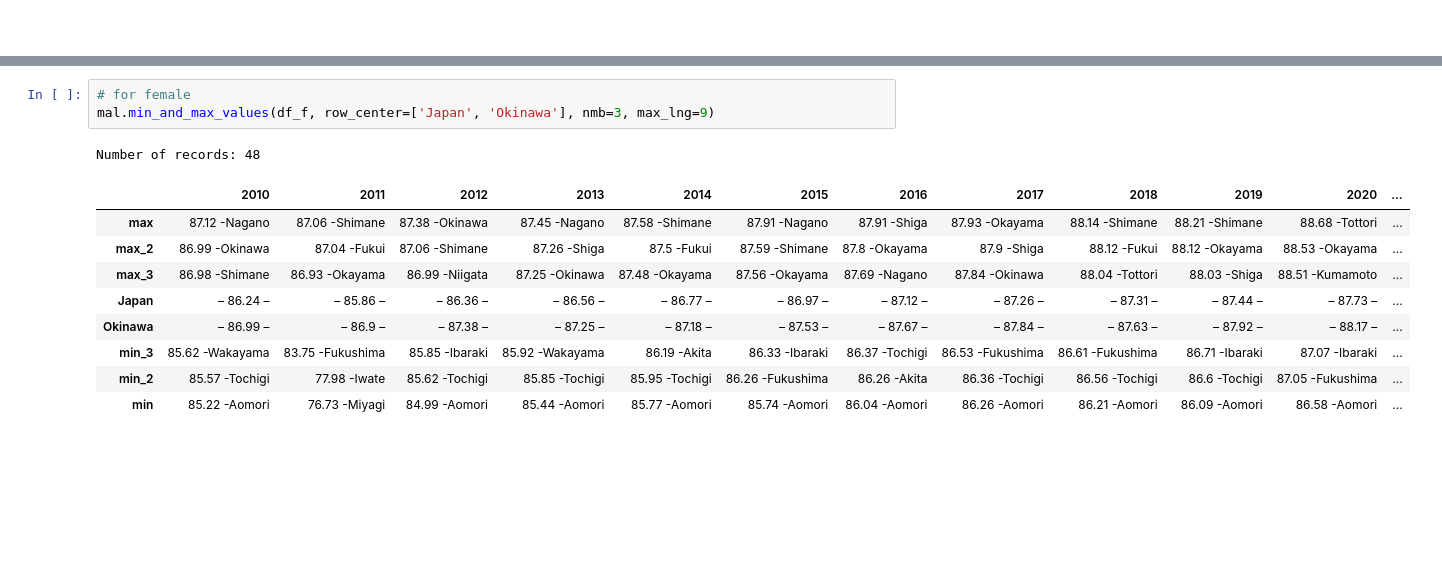
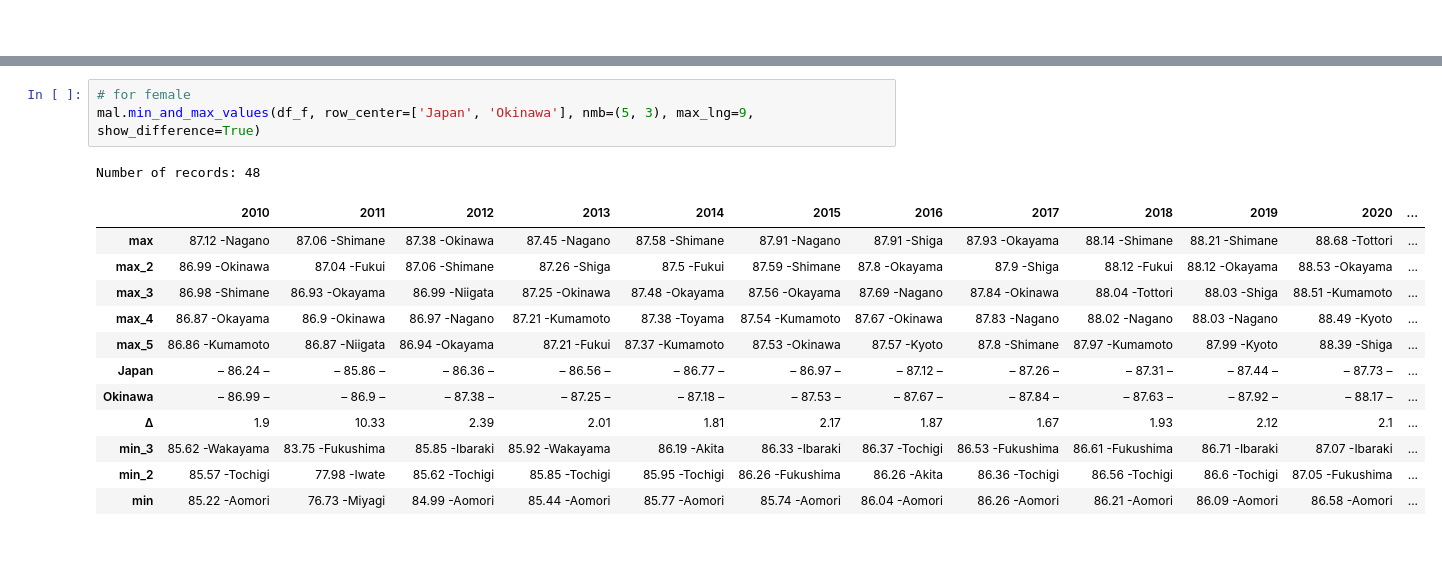
Before and after one commit to Lady3mlnm/Mini-programs-for-calculation-of-life-expectancy-in-countries, a Jupyter notebook: regions_Japan_(LE_tables)/Japan_table_history.ipynb, the cells around one changed output, grey strips where cells are left out. Cells and saved outputs as stored; diff of their text form; blank space fills up the shorter version.

```diff
--- a/regions_Japan_(LE_tables)/Japan_table_history.ipynb
+++ b/regions_Japan_(LE_tables)/Japan_table_history.ipynb
@@ -114,15 +120,18 @@ Number of records: 48
 | min | 77.21 -Aomori | 72.22 -Miyagi | 77.77 -Aomori | 78.16 -Aomori | 78.12 -Aomori | 78.8 -Aomori | 78.99 -Aomori | 78.99 -Aomori | 79.2 -Aomori | 78.94 -Aomori | 79.43 -Aomori | ... |
 # %%
 # for female
-mal.min_and_max_values(df_f, row_center=['Japan', 'Okinawa'], nmb=3, max_lng=9)
+mal.min_and_max_values(df_f, row_center=['Japan', 'Okinawa'], nmb=(5, 3), max_lng=9, show_difference=True)
 # %% [output]
 Number of records: 48
 |  | 2010 | 2011 | 2012 | 2013 | 2014 | 2015 | 2016 | 2017 | 2018 | 2019 | 2020 | ... |
 | max | 87.12 -Nagano | 87.06 -Shimane | 87.38 -Okinawa | 87.45 -Nagano | 87.58 -Shimane | 87.91 -Nagano | 87.91 -Shiga | 87.93 -Okayama | 88.14 -Shimane | 88.21 -Shimane | 88.68 -Tottori | ... |
 | max_2 | 86.99 -Okinawa | 87.04 -Fukui | 87.06 -Shimane | 87.26 -Shiga | 87.5 -Fukui | 87.59 -Shimane | 87.8 -Okayama | 87.9 -Shiga | 88.12 -Fukui | 88.12 -Okayama | 88.53 -Okayama | ... |
 | max_3 | 86.98 -Shimane | 86.93 -Okayama | 86.99 -Niigata | 87.25 -Okinawa | 87.48 -Okayama | 87.56 -Okayama | 87.69 -Nagano | 87.84 -Okinawa | 88.04 -Tottori | 88.03 -Shiga | 88.51 -Kumamoto | ... |
+| max_4 | 86.87 -Okayama | 86.9 -Okinawa | 86.97 -Nagano | 87.21 -Kumamoto | 87.38 -Toyama | 87.54 -Kumamoto | 87.67 -Okinawa | 87.83 -Nagano | 88.02 -Nagano | 88.03 -Nagano | 88.49 -Kyoto | ... |
+| max_5 | 86.86 -Kumamoto | 86.87 -Niigata | 86.94 -Okayama | 87.21 -Fukui | 87.37 -Kumamoto | 87.53 -Okinawa | 87.57 -Kyoto | 87.8 -Shimane | 87.97 -Kumamoto | 87.99 -Kyoto | 88.39 -Shiga | ... |
 | Japan | – 86.24 – | – 85.86 – | – 86.36 – | – 86.56 – | – 86.77 – | – 86.97 – | – 87.12 – | – 87.26 – | – 87.31 – | – 87.44 – | – 87.73 – | ... |
 | Okinawa | – 86.99 – | – 86.9 – | – 87.38 – | – 87.25 – | – 87.18 – | – 87.53 – | – 87.67 – | – 87.84 – | – 87.63 – | – 87.92 – | – 88.17 – | ... |
+| Δ | 1.9 | 10.33 | 2.39 | 2.01 | 1.81 | 2.17 | 1.87 | 1.67 | 1.93 | 2.12 | 2.1 | ... |
 | min_3 | 85.62 -Wakayama | 83.75 -Fukushima | 85.85 -Ibaraki | 85.92 -Wakayama | 86.19 -Akita | 86.33 -Ibaraki | 86.37 -Tochigi | 86.53 -Fukushima | 86.61 -Fukushima | 86.71 -Ibaraki | 87.07 -Ibaraki | ... |
 | min_2 | 85.57 -Tochigi | 77.98 -Iwate | 85.62 -Tochigi | 85.85 -Tochigi | 85.95 -Tochigi | 86.26 -Fukushima | 86.26 -Akita | 86.36 -Tochigi | 86.56 -Tochigi | 86.6 -Tochigi | 87.05 -Fukushima | ... |
 | min | 85.22 -Aomori | 76.73 -Miyagi | 84.99 -Aomori | 85.44 -Aomori | 85.77 -Aomori | 85.74 -Aomori | 86.04 -Aomori | 86.26 -Aomori | 86.21 -Aomori | 86.09 -Aomori | 86.58 -Aomori | ... |
```
Also changed, not shown: parts of 2 cells of this notebook, 13 other files.
